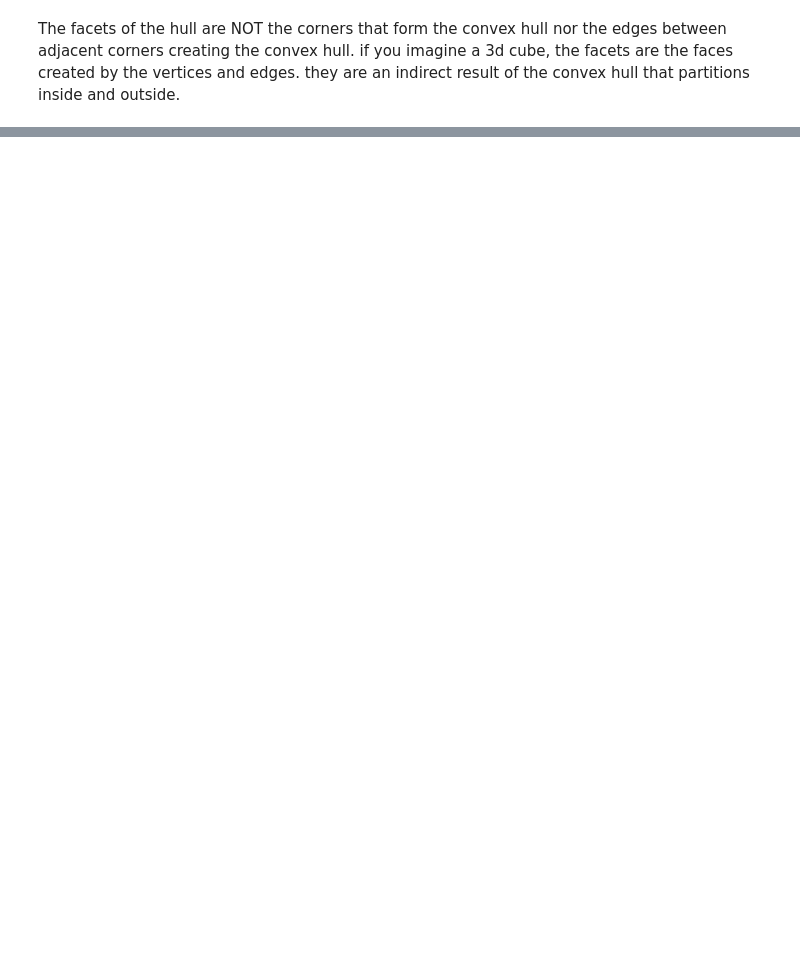
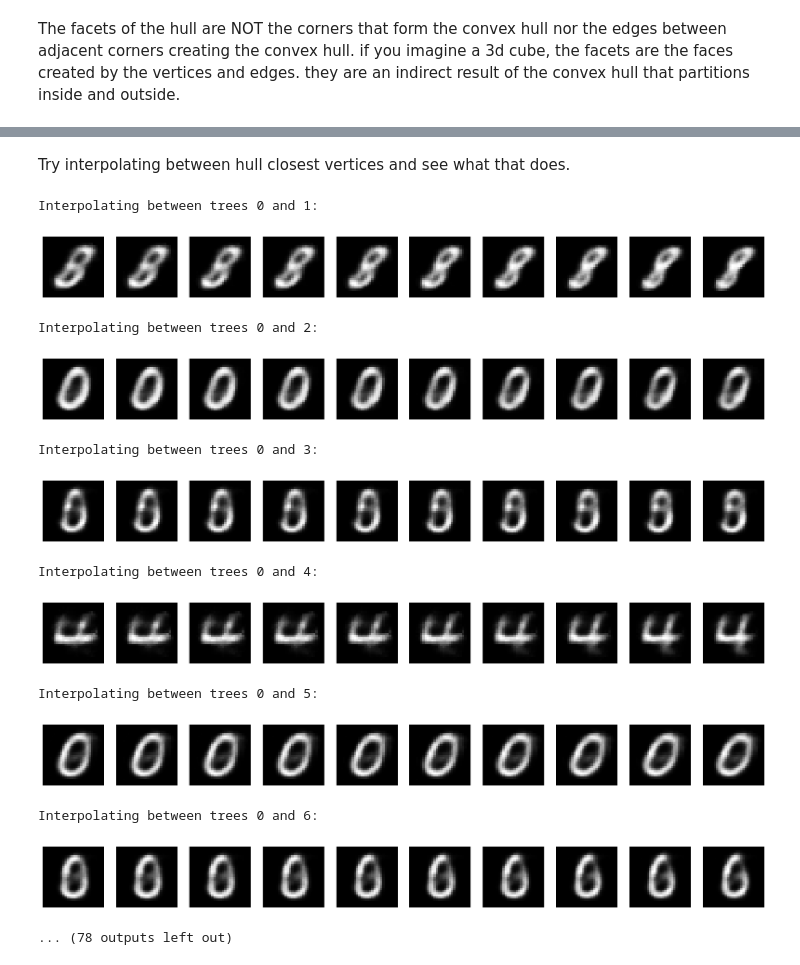
Before and after one commit to Antel0pe/NeuronsFiringTogetherWireTogether, a Jupyter notebook: SpaceOfMNISTDigits.ipynb, the cells around one changed output, grey strips where cells are left out. Saved outputs shown, nothing was run; the diff lists cells and outputs as text; code cells hidden in the pictures; blank space fills up the shorter version.

Commit message:
trying out topological analysis on hull points

```diff
--- a/SpaceOfMNISTDigits.ipynb
+++ b/SpaceOfMNISTDigits.ipynb
@@ -338,6 +169,7 @@ def get_digit_subset(dataloader, vae, digit=0, num_samples=1000):
         digit_images.append(images[mask])
         if len(torch.cat(digit_images)) >= num_samples:
             break
+
     digit_images = torch.cat(digit_images)[:num_samples].to(device)  # Take subset and move to device
 
     # Encode the images using the VAE encoder
@@ -371,14 +203,14 @@ def decode_and_plot_images(vae, sampled_points):
         ax.axis("off")
     plt.show()
 
-# Extract only digit 0 from dataset and encode using VAE
-zero_latent_vectors = get_digit_subset(data_loader, vae_trained_model, digit=0, num_samples=1000)
+# # Extract only digit 0 from dataset and encode using VAE
+# zero_latent_vectors = get_digit_subset(data_loader, vae_trained_model, digit=0, num_samples=1000)
 
-# Compute convex hull around encoded 0s
-hull = ConvexHull(zero_latent_vectors)
+# # Compute convex hull around encoded 0s
+# hull = ConvexHull(zero_latent_vectors)
 
-# Sample random points inside convex hull
-sampled_latent_points = sample_from_convex_hull(hull, num_samples=16)
+# # Sample random points inside convex hull
+# sampled_latent_points = sample_from_convex_hull(hull, num_samples=16)
 
-# Decode and plot sampled points
-decode_and_plot_images(vae_trained_model, sampled_latent_points)
+# # Decode and plot sampled points
+# decode_and_plot_images(vae_trained_model, sampled_latent_points)
@@ -387,7 +217,7 @@ decode_and_plot_images(vae_trained_model, sampled_latent_points)
 # %%
 hulls = []
 for digit in range(10):
-    digit_latent_vectors = get_digit_subset(data_loader, vae_trained_model, digit=digit, num_samples=1000)
+    digit_latent_vectors = get_digit_subset(data_loader, vae_trained_model, digit=digit)
     hull = ConvexHull(digit_latent_vectors)
     hulls.append(hull)
 # %%
@@ -539,0 +370,47 @@ Closest points between trees 0 and 2:
+# %% [markdown]
+Try interpolating between hull closest vertices and see what that does.
+# %%
+# prompt: for each pair of closest points between hulls, interpolate between the points at 0, 25, 50, 75, 100% and decode them to see the image
+
+import matplotlib.pyplot as plt
+# Try interpolating between hull closest vertices and see what that does.
+def interpolate_and_decode(vae, point1, point2, steps=10):
+    """Interpolates between two points in latent space and decodes the resulting points."""
+    device = torch.device("cuda" if torch.cuda.is_available() else "cpu")
+    vae.to(device).eval()
+
+    interpolation_points = []
+    for i in range(steps):
+        ratio = i / (steps - 1)  # Ratio from 0 to 1
+        interpolated_point = (1 - ratio) * point1 + ratio * point2
+        interpolation_points.append(interpolated_point)
+
+    interpolation_tensors = torch.tensor(interpolation_points, dtype=torch.float32).to(device)
+
+    with torch.no_grad():
+        generated_images = vae.decoder(interpolation_tensors).cpu().numpy()
+
+    fig, axes = plt.subplots(1, steps, figsize=(steps * 2, 2))
+    for i, ax in enumerate(axes.flat):
+        ax.imshow(generated_images[i].reshape(28, 28), cmap='gray')
+        ax.axis("off")
+    plt.show()
+
+# Iterate through the closest pairs of points between kd trees
+for tree1_index, tree2_index, closest_point_tree1, closest_point_tree2, distance in closest_points_between_trees:
+    print(f"Interpolating between trees {tree1_index} and {tree2_index}:")
+    interpolate_and_decode(vae_trained_model, closest_point_tree1, closest_point_tree2)
+# %% [output]
+Interpolating between trees 0 and 1:
+[figure, added]
+Interpolating between trees 0 and 2:
+[figure, added]
+Interpolating between trees 0 and 3:
+[figure, added]
+Interpolating between trees 0 and 4:
+[figure, added]
+Interpolating between trees 0 and 5:
+[figure, added]
+Interpolating between trees 0 and 6:
+[figure, added]
+... (78 outputs left out)
```
Also changed, not shown: parts of 15 cells of this notebook.
